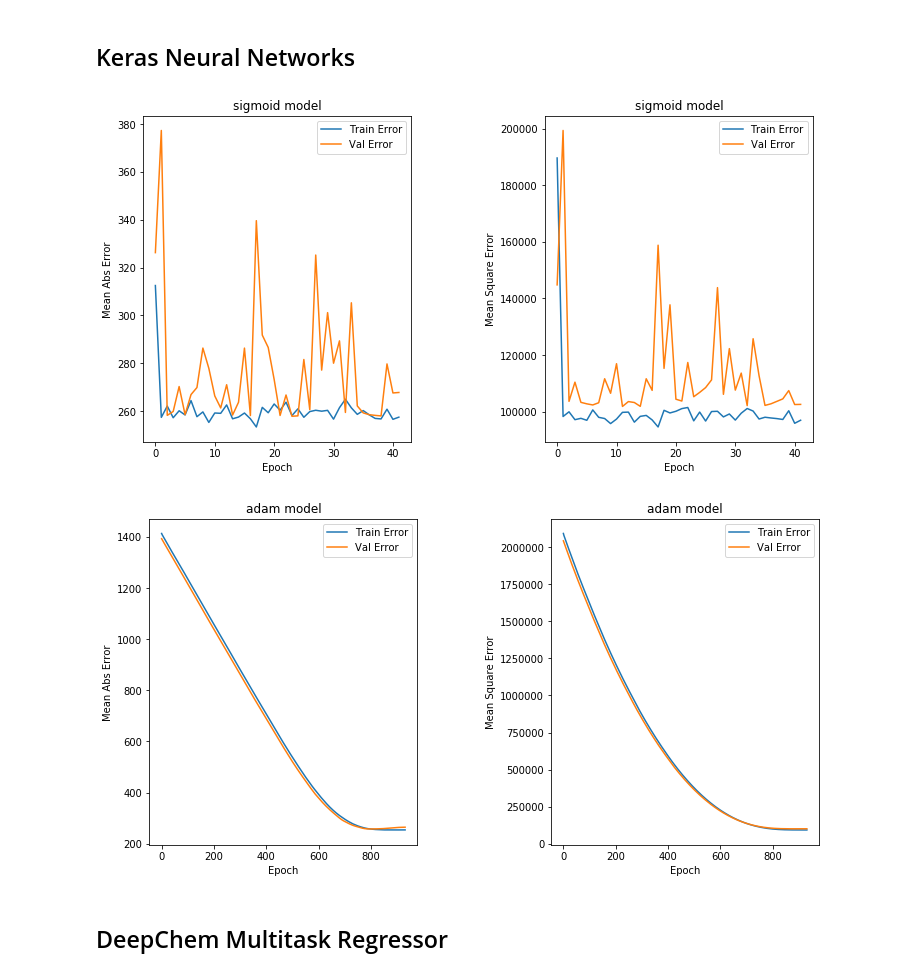
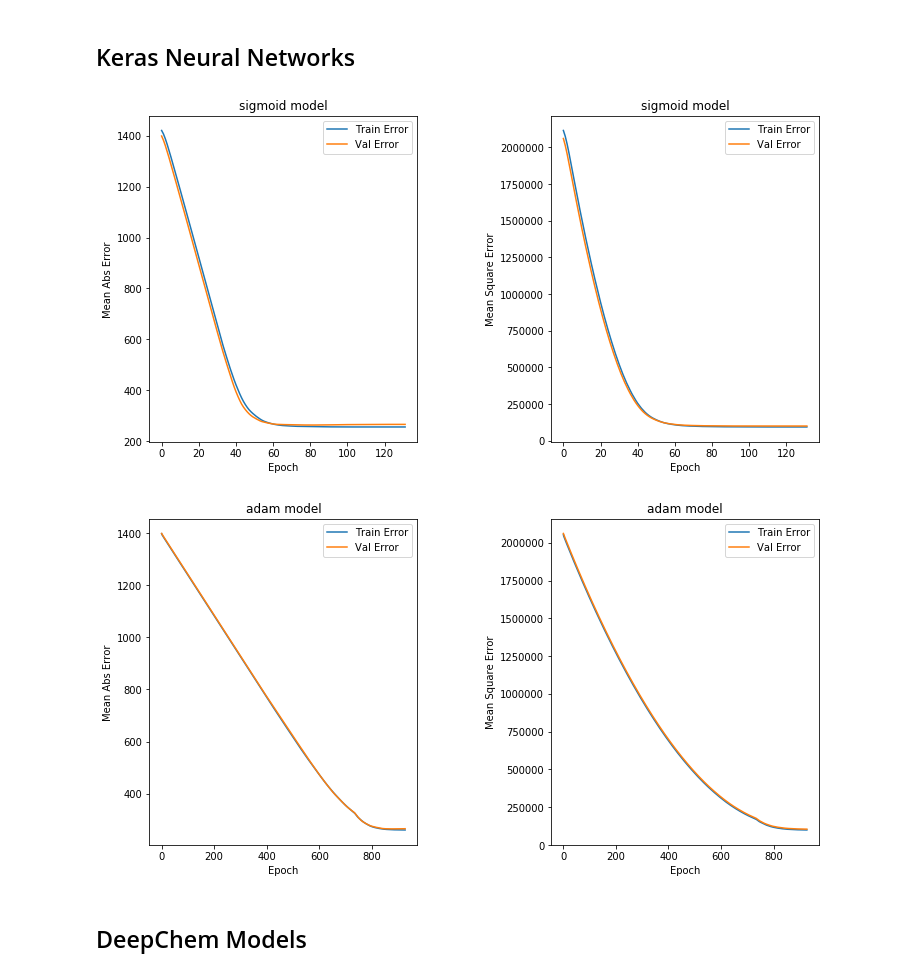
Before and after one commit to natwille1/molecular-atomisation-prediction, a Jupyter notebook: deepchem_implementation.ipynb, the cells around one changed output. Saved outputs shown, nothing was run; the diff lists cells and outputs as text; code cells hidden in the pictures.

```diff
--- a/deepchem_implementation.ipynb
+++ b/deepchem_implementation.ipynb
@@ -46,8 +64,12 @@ In this notebook, we will compare the performance of scaled and non-scaled input
 # %%
 # Split dataset
 random_splitter = dc.splits.RandomSplitter()
-#stratified_splitter = dc.splits.RandomStratifiedSplitter(
-train_dataset, valid_dataset, test_dataset = random_splitter.train_valid_test_split(dataset)
+#stratified_splitter = dc.splits.RandomStratifiedSplitter()
 
-train_dataset.X
+datasets = {}
+
+for name, data in zip(['eig', 'random'],[eig_dataset, random_dataset]):
+    train_dataset, valid_dataset, test_dataset = random_splitter.train_valid_test_split(data)
+    datasets[name] = [train_dataset, valid_dataset, test_dataset]
+    #train_dataset_random, valid_dataset, test_dataset = random_splitter.train_valid_test_split(random_dataset)
 # %% [output]
@@ -196,38 +220,43 @@ initializer = keras.initializers.RandomNormal(mean=0, stddev=(1/np.sqrt(100)))
 # Network
 
 model = tf.keras.Sequential([
-keras.layers.Dense(792, activation='sigmoid', input_shape=(23,), kernel_initializer=initializer),
-keras.layers.Dense(400, activation='sigmoid'),
+keras.layers.Dense(400, input_shape=(23,), kernel_initializer=initializer, activation='sigmoid'),
 keras.layers.Dense(100, activation='sigmoid'),
 #keras.layers.Dense(100, activation='sigmoid'),
 keras.layers.Dense(1)])
 
+# Optimizer
+sgd = keras.optimizers.SGD(lr=0.001, decay=1e-6, momentum=0.9, nesterov=True)
+
 # Configure a model for mean-squared error regression.
-model.compile(optimizer='sgd',
-              loss='mse',       # mean squared error
+model.compile(optimizer=sgd,
+              loss='mae',       # mean squared error
               metrics=['mae', 'mse'])  # mean absolute error
 
 # The patience parameter is the amount of epochs to check for improvement
-early_stop = keras.callbacks.EarlyStopping(monitor='val_loss', patience=30)
+early_stop = keras.callbacks.EarlyStopping(monitor='val_loss', patience=50)
 
 # Save model weights checkpoint
 model_checkpoint = keras.callbacks.ModelCheckpoint('sgd_model.h5', monitor='val_loss', verbose=0, save_best_only=True, save_weights_only=True, mode='min')
 
+# Train on Randomized dataset
 
-X_train = train_dataset.X
-y_train = train_dataset.y
+# X_train = train_dataset.X
+# y_train = train_dataset.y
+
+X_train_eig = datasets['eig'][0].X
+y_train_eig = datasets['eig'][0].y
 # %%
-history = model.fit(X_train, y_train, validation_split = 0.1, epochs=500,
-                    callbacks=[early_stop, model_checkpoint], batch_size=25, verbose=0)
+history = model.fit(X_train_eig, y_train_eig, validation_split = 0.1, epochs=500,
+                    callbacks=[early_stop], batch_size=25, verbose=0)
 
 plot_history(history, "sigmoid model")
 # %% [output]
-[figure, old version]
+[figure, new version]
 # %%
 # Configure a model for mean-squared error regression.
 model_adam = tf.keras.Sequential([
-keras.layers.Dense(792, activation='sigmoid', input_shape=(23,), kernel_initializer=initializer),
-keras.layers.Dense(400, activation='sigmoid', input_shape=(23,)),
+keras.layers.Dense(400, activation='sigmoid', input_shape=(23,), kernel_initializer=initializer),
 keras.layers.Dense(100, activation='sigmoid'),
 #keras.layers.Dense(100, activation='sigmoid'),
 keras.layers.Dense(1)])
@@ -236,7 +265,7 @@ early_stop = keras.callbacks.EarlyStopping(monitor='val_loss', patience=50)
 model_checkpoint = keras.callbacks.ModelCheckpoint('adam_model.h5', monitor='val_loss', verbose=0, save_best_only=True, save_weights_only=True, mode='min')
 
 model_adam.compile(optimizer='adam',
-              loss='mse',       # mean squared error
+              loss='mae',       # mean squared error
               metrics=['mae', 'mse'])  # mean absolute error
 
 history_adam = model_adam.fit(X_train, y_train, validation_split = 0.1, epochs=2000,
@@ -244,6 +273,6 @@ history_adam = model_adam.fit(X_train, y_train, validation_split = 0.1, epochs=2
 
 plot_history(history_adam, "adam model")
 # %% [output]
-[figure, old version]
+[figure, new version]
 # %% [markdown]
-## DeepChem Multitask Regressor
+## DeepChem Models
```
Also changed, not shown: parts of 13 cells of this notebook, 2 other files.
